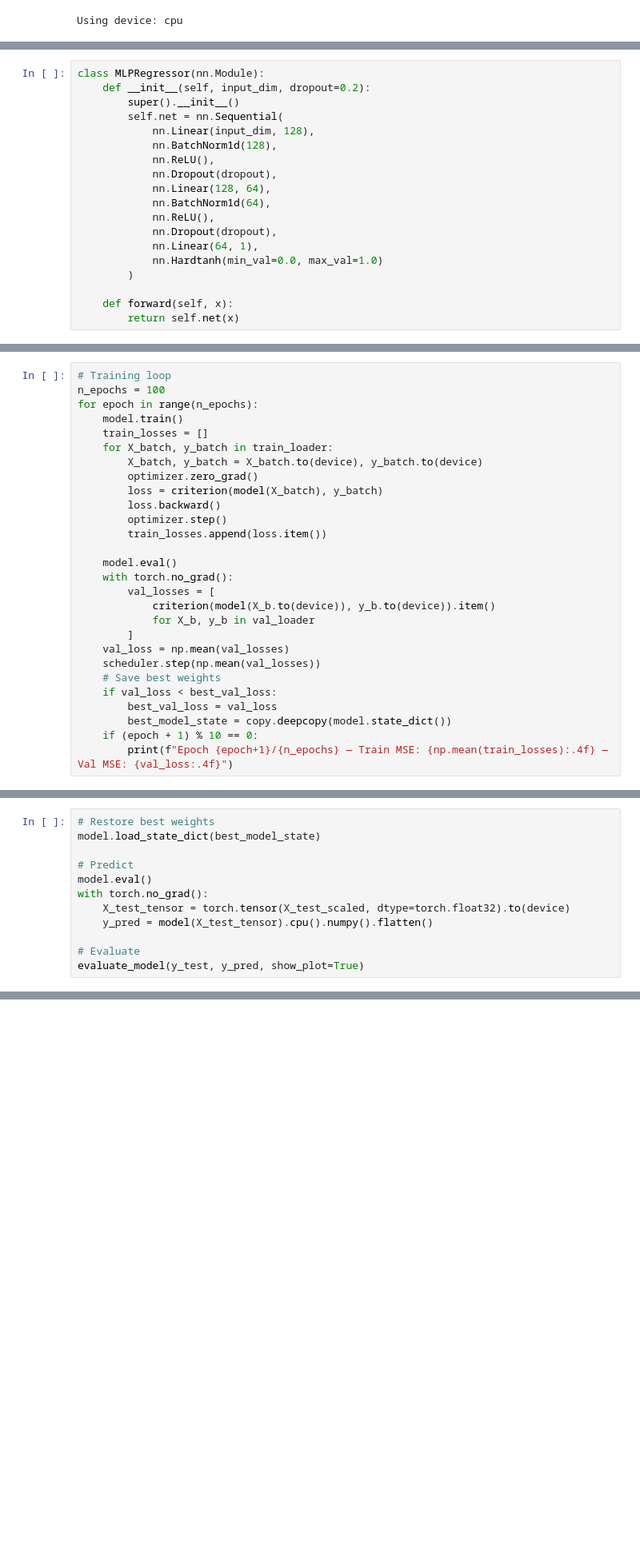
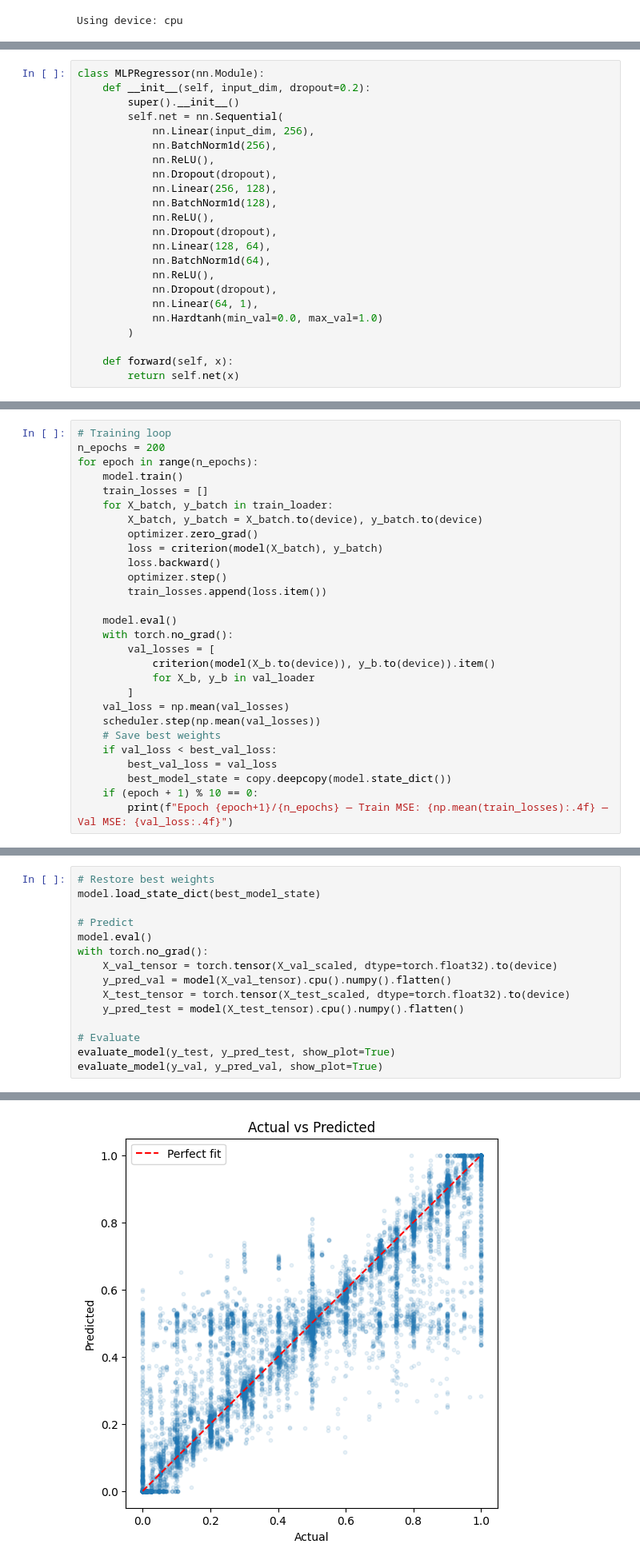
Before and after one commit to harryhk0507-ops/CHE1148-VLE-Project, a Jupyter notebook: NN_baseline.ipynb, the cells around one changed output, grey strips where cells are left out. Shown at 80% size. Saved outputs shown, nothing was run; the diff lists cells and outputs as text; blank space fills up the shorter version.

```diff
--- a/NN_baseline.ipynb
+++ b/NN_baseline.ipynb
@@ -70,7 +70,11 @@ class MLPRegressor(nn.Module):
     def __init__(self, input_dim, dropout=0.2):
         super().__init__()
         self.net = nn.Sequential(
-            nn.Linear(input_dim, 128),
+            nn.Linear(input_dim, 256),
+            nn.BatchNorm1d(256),
+            nn.ReLU(),
+            nn.Dropout(dropout),
+            nn.Linear(256, 128),
             nn.BatchNorm1d(128),
             nn.ReLU(),
             nn.Dropout(dropout),
@@ -93,7 +97,7 @@ best_val_loss = float('inf')
 best_model_state = None
 # %%
 # Training loop
-n_epochs = 100
+n_epochs = 200
 for epoch in range(n_epochs):
     model.train()
     train_losses = []
@@ -182,8 +205,12 @@ model.load_state_dict(best_model_state)
 # Predict
 model.eval()
 with torch.no_grad():
+    X_val_tensor = torch.tensor(X_val_scaled, dtype=torch.float32).to(device)
+    y_pred_val = model(X_val_tensor).cpu().numpy().flatten()
     X_test_tensor = torch.tensor(X_test_scaled, dtype=torch.float32).to(device)
-    y_pred = model(X_test_tensor).cpu().numpy().flatten()
+    y_pred_test = model(X_test_tensor).cpu().numpy().flatten()
 
 # Evaluate
-evaluate_model(y_test, y_pred, show_plot=True)
+evaluate_model(y_test, y_pred_test, show_plot=True)
+evaluate_model(y_val, y_pred_val, show_plot=True)
+# %% [output]
@@ -189,0 +221 @@ evaluate_model(y_test, y_pred, show_plot=True)
+[figure, added]
```
Also changed, not shown: parts of 2 cells of this notebook, 1 other file.
